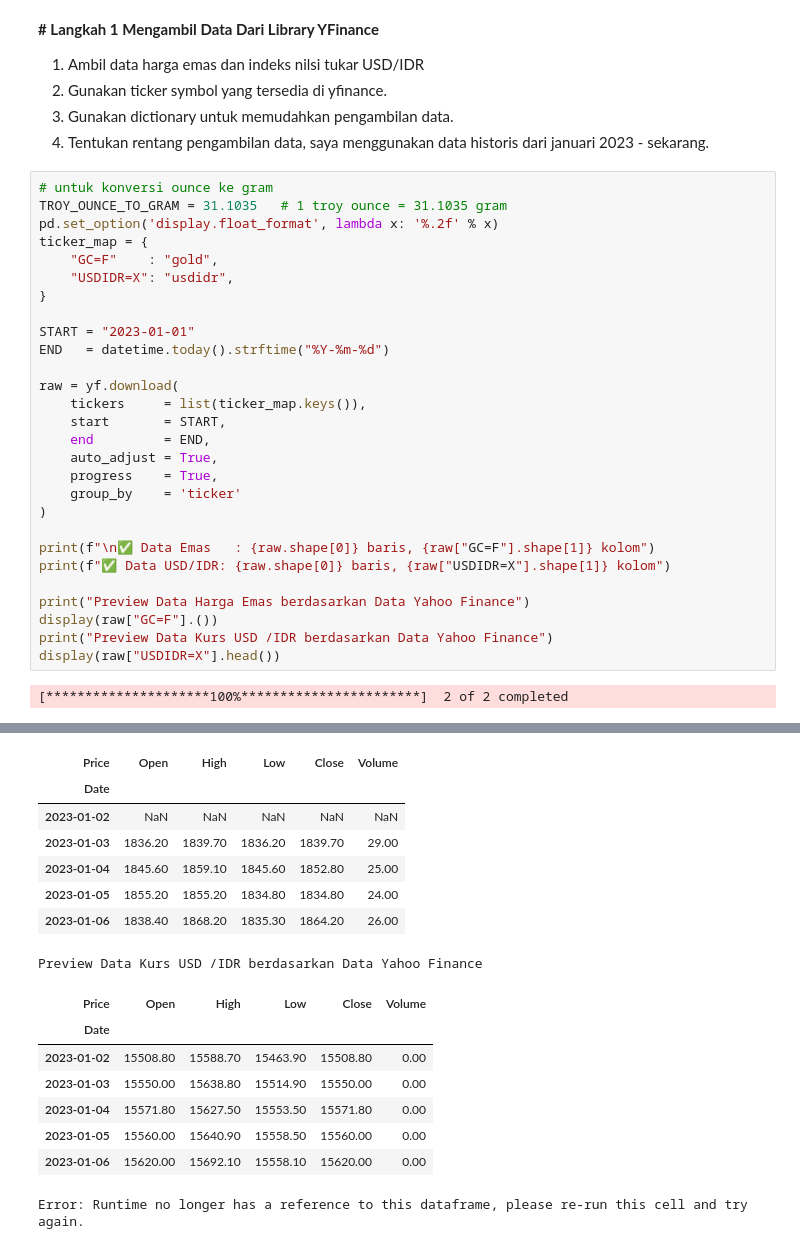
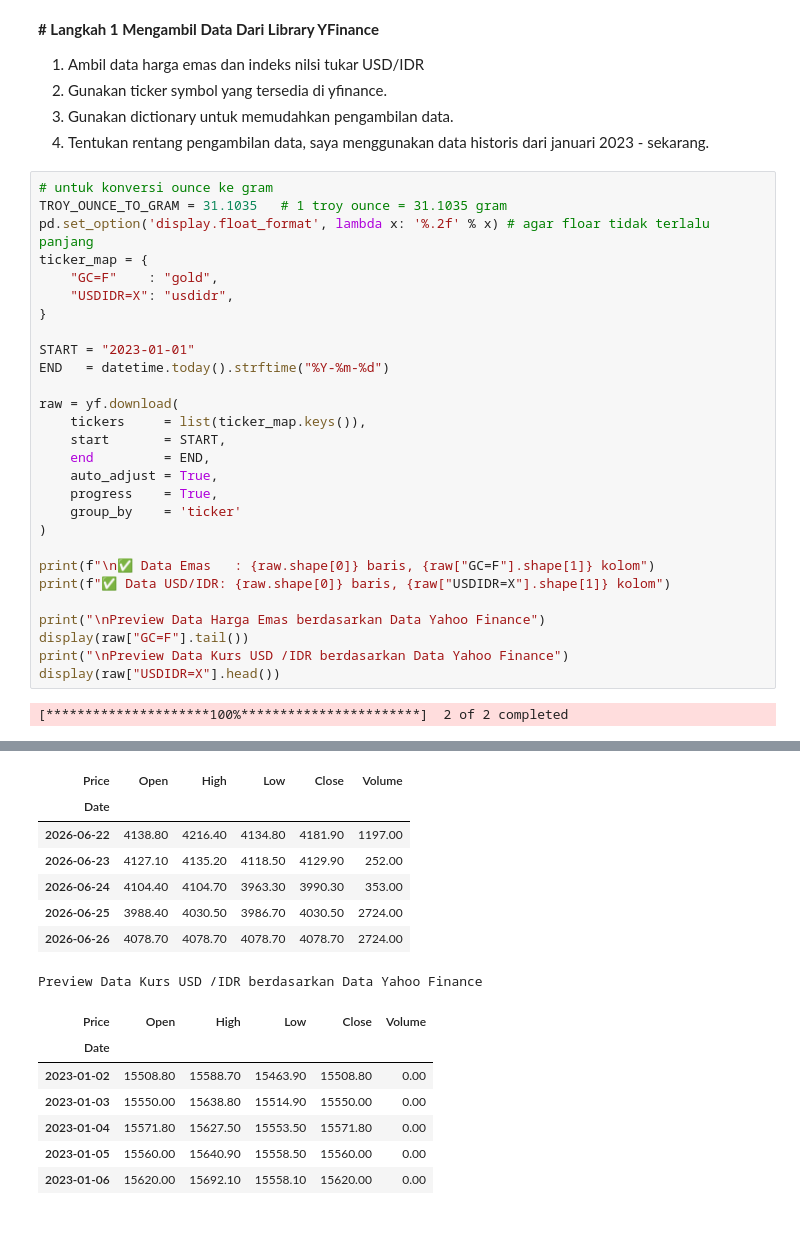
Before and after one commit to RenatGreen-flag/Model-Liniar-Regression, a Jupyter notebook: linearRegressionGoldnIDR.ipynb, the cells around one changed output, grey strips where cells are left out. Cells and saved outputs as stored; diff of their text form.

```diff
--- a/linearRegressionGoldnIDR.ipynb
+++ b/linearRegressionGoldnIDR.ipynb
@@ -87,7 +88,7 @@ warnings.filterwarnings('ignore')
 # %%
 # untuk konversi ounce ke gram
 TROY_OUNCE_TO_GRAM = 31.1035   # 1 troy ounce = 31.1035 gram
-pd.set_option('display.float_format', lambda x: '%.2f' % x)
+pd.set_option('display.float_format', lambda x: '%.2f' % x) # agar floar tidak terlalu panjang
 ticker_map = {
     "GC=F"    : "gold",
     "USDIDR=X": "usdidr",
@@ -108,9 +109,9 @@ raw = yf.download(
 print(f"\n✅ Data Emas   : {raw.shape[0]} baris, {raw["GC=F"].shape[1]} kolom")
 print(f"✅ Data USD/IDR: {raw.shape[0]} baris, {raw["USDIDR=X"].shape[1]} kolom")
 
-print("Preview Data Harga Emas berdasarkan Data Yahoo Finance")
-display(raw["GC=F"].())
-print("Preview Data Kurs USD /IDR berdasarkan Data Yahoo Finance")
+print("\nPreview Data Harga Emas berdasarkan Data Yahoo Finance")
+display(raw["GC=F"].tail())
+print("\nPreview Data Kurs USD /IDR berdasarkan Data Yahoo Finance")
 display(raw["USDIDR=X"].head())
 # %% [output]
 [*********************100%***********************]  2 of 2 completed
@@ -119,11 +121,11 @@ display(raw["USDIDR=X"].head())
 Preview Data Harga Emas berdasarkan Data Yahoo Finance
 | Price | Open | High | Low | Close | Volume |
 | Date |  |  |  |  |  |
-| 2023-01-02 | NaN | NaN | NaN | NaN | NaN |
-| 2023-01-03 | 1836.20 | 1839.70 | 1836.20 | 1839.70 | 29.00 |
-| 2023-01-04 | 1845.60 | 1859.10 | 1845.60 | 1852.80 | 25.00 |
-| 2023-01-05 | 1855.20 | 1855.20 | 1834.80 | 1834.80 | 24.00 |
-| 2023-01-06 | 1838.40 | 1868.20 | 1835.30 | 1864.20 | 26.00 |
+| 2026-06-22 | 4138.80 | 4216.40 | 4134.80 | 4181.90 | 1197.00 |
+| 2026-06-23 | 4127.10 | 4135.20 | 4118.50 | 4129.90 | 252.00 |
+| 2026-06-24 | 4104.40 | 4104.70 | 3963.30 | 3990.30 | 353.00 |
+| 2026-06-25 | 3988.40 | 4030.50 | 3986.70 | 4030.50 | 2724.00 |
+| 2026-06-26 | 4078.70 | 4078.70 | 4078.70 | 4078.70 | 2724.00 |
 Preview Data Kurs USD /IDR berdasarkan Data Yahoo Finance
 | Price | Open | High | Low | Close | Volume |
 | Date |  |  |  |  |  |
@@ -132,4 +134,3 @@ Preview Data Kurs USD /IDR berdasarkan Data Yahoo Finance
 | 2023-01-04 | 15571.80 | 15627.50 | 15553.50 | 15571.80 | 0.00 |
 | 2023-01-05 | 15560.00 | 15640.90 | 15558.50 | 15560.00 | 0.00 |
 | 2023-01-06 | 15620.00 | 15692.10 | 15558.10 | 15620.00 | 0.00 |
-Error: Runtime no longer has a reference to this dataframe, please re-run this cell and try again.
```
Also changed, not shown: parts of 23 cells of this notebook.
